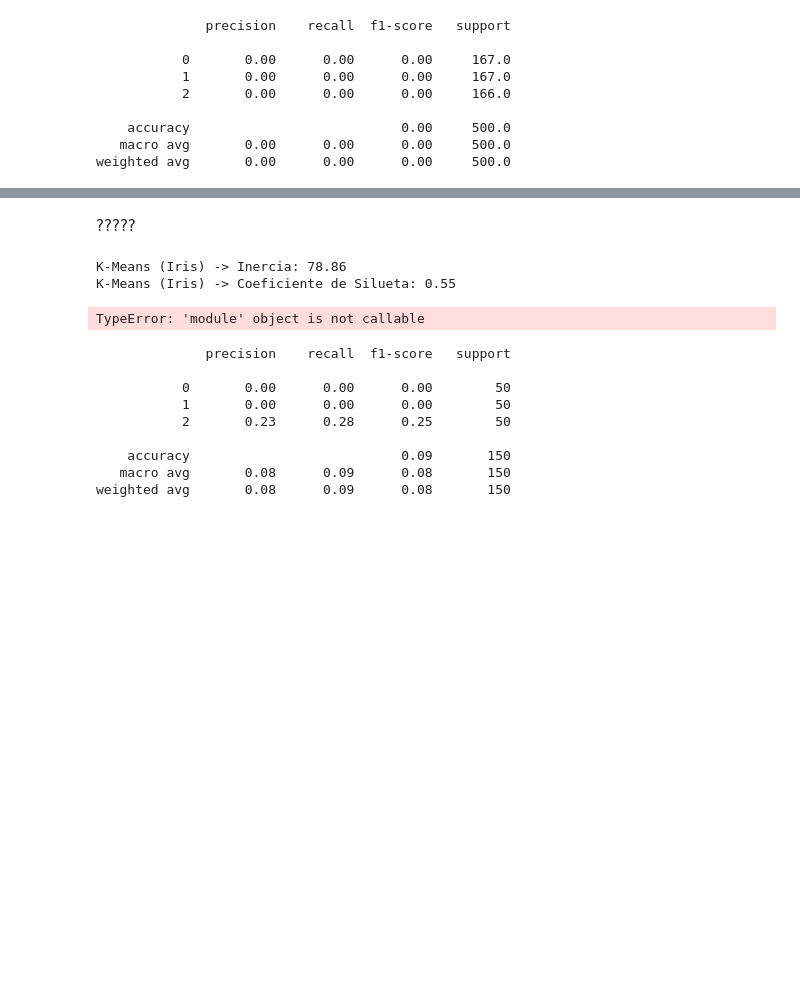
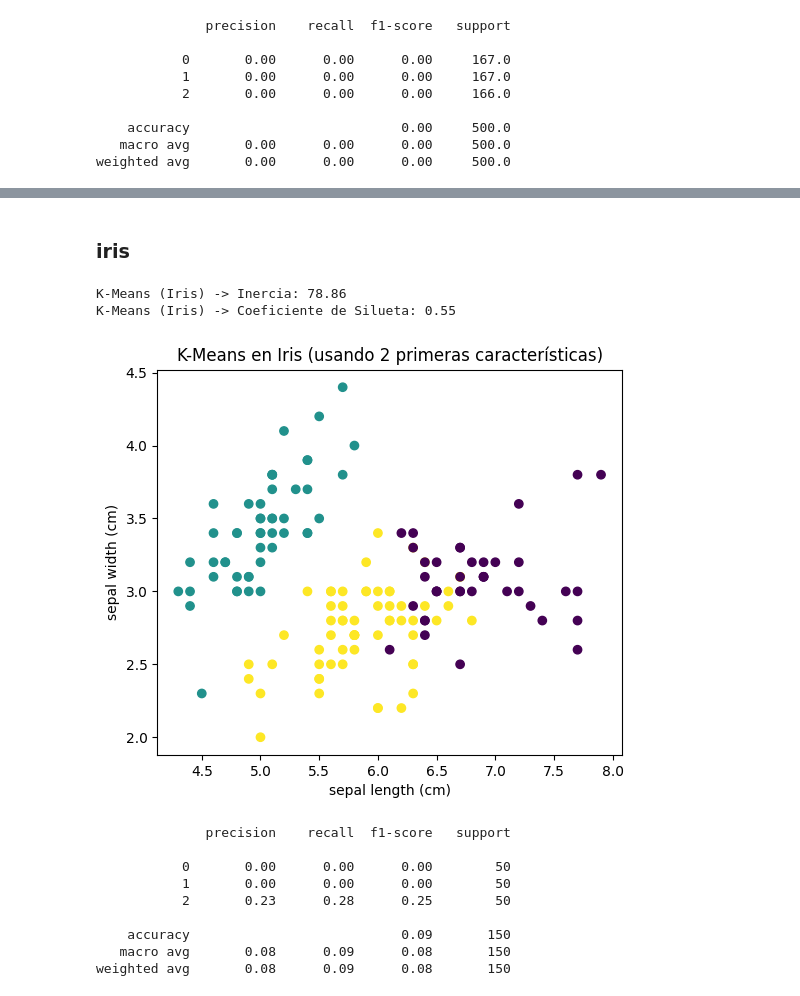
Before and after one commit to CaroliCosas/Ciencia_Datos_Hackaboss, a Jupyter notebook: mod5-estudio-machine-learning-y-deep-learning/01.Notebooks Ejercicios/clustering.ipynb, the cells around one changed output, grey strips where cells are left out. Saved outputs shown, nothing was run; the diff lists cells and outputs as text; code cells hidden in the pictures; blank space fills up the shorter version.

```diff
--- a/mod5-estudio-machine-learning-y-deep-learning/01.Notebooks Ejercicios/clustering.ipynb
+++ b/mod5-estudio-machine-learning-y-deep-learning/01.Notebooks Ejercicios/clustering.ipynb
@@ -108,37 +200,37 @@ TypeError: 'module' object is not callable
 # %% [markdown]
-?????
+### iris
 # %%
-# con el de iris
 from sklearn.datasets import load_iris
-from sklearn.discriminant_analysis import StandardScaler
+from sklearn.preprocessing import MinMaxScaler, RobustScaler, StandardScaler
 
 iris = load_iris()
 X_iris = iris.data
 y_iris_true = iris.target  # Etiquetas reales (Setosa, Versicolor, Virginica)
 feature_names = iris.feature_names
 
-scaler = StandardScaler()
-scaler.fit_transform(X_iris)
+# scaler = RobustScaler()
+# X_iris = scaler.fit_transform(X_iris)
+
 kmeans_iris = KMeans(n_clusters=3, random_state=42)
 kmeans_iris.fit(X_iris)
 
 labels_kmeans_iris = kmeans_iris.labels_
 inertia_kmeans_iris = kmeans_iris.inertia_
 silhouette_kmeans_iris = silhouette_score(X_iris, labels_kmeans_iris)
 
 print(f"K-Means (Iris) -> Inercia: {inertia_kmeans_iris:.2f}")
 print(f"K-Means (Iris) -> Coeficiente de Silueta: {silhouette_kmeans_iris:.2f}")
 
 plt.figure(figsize=(6, 5))
 plt.scatter(X_iris[:, 0], X_iris[:, 1], c=labels_kmeans_iris, cmap='viridis')
 plt.title("K-Means en Iris (usando 2 primeras características)")
 plt.xlabel(feature_names[0])
 plt.ylabel(feature_names[1])
 plt.show()
 # %% [output]
 K-Means (Iris) -> Inercia: 78.86
 K-Means (Iris) -> Coeficiente de Silueta: 0.55
-TypeError: 'module' object is not callable
+[figure, added]
 # %%
 print(classification_report(y_iris_true, kmeans_iris.labels_))
 # %% [output]
```
Also changed, not shown: parts of 16 cells of this notebook, 7 other files.
